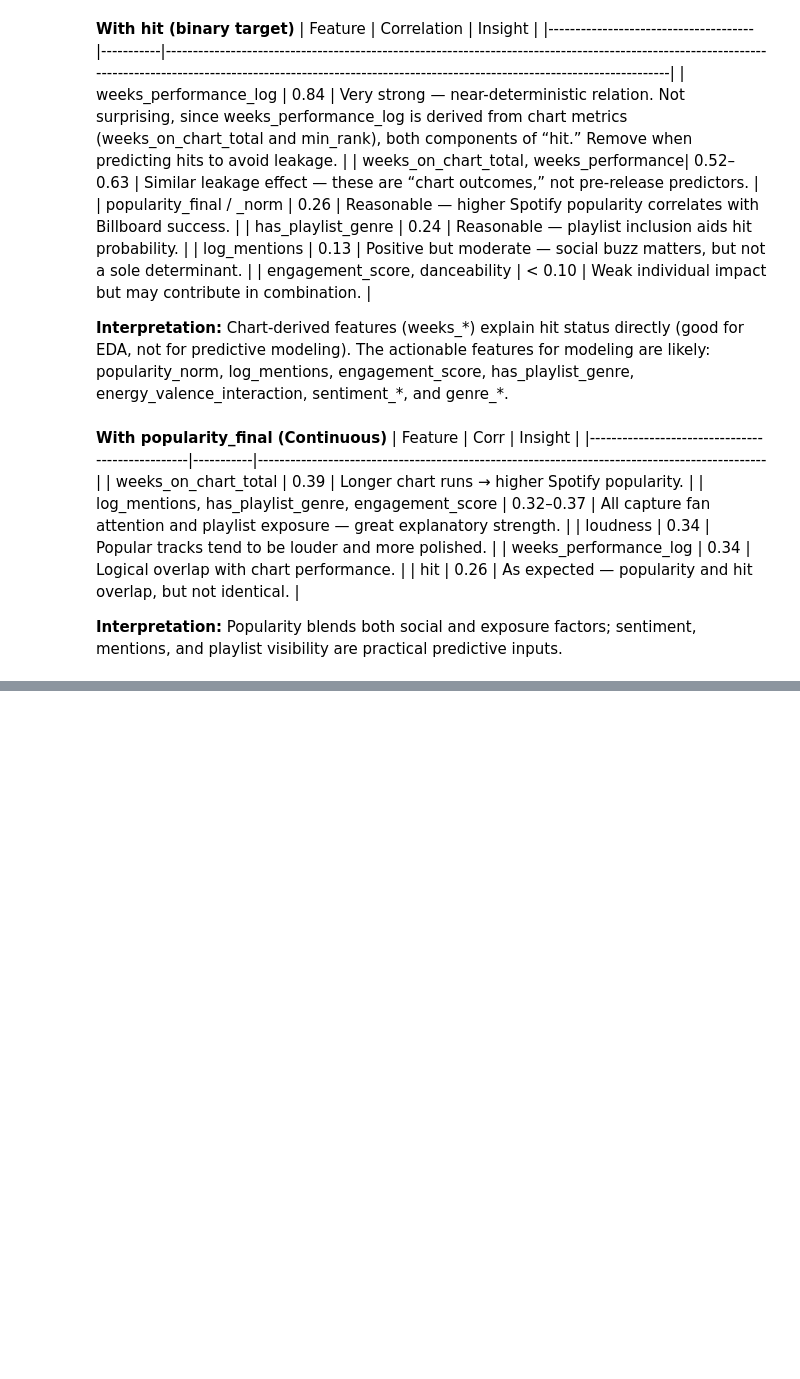
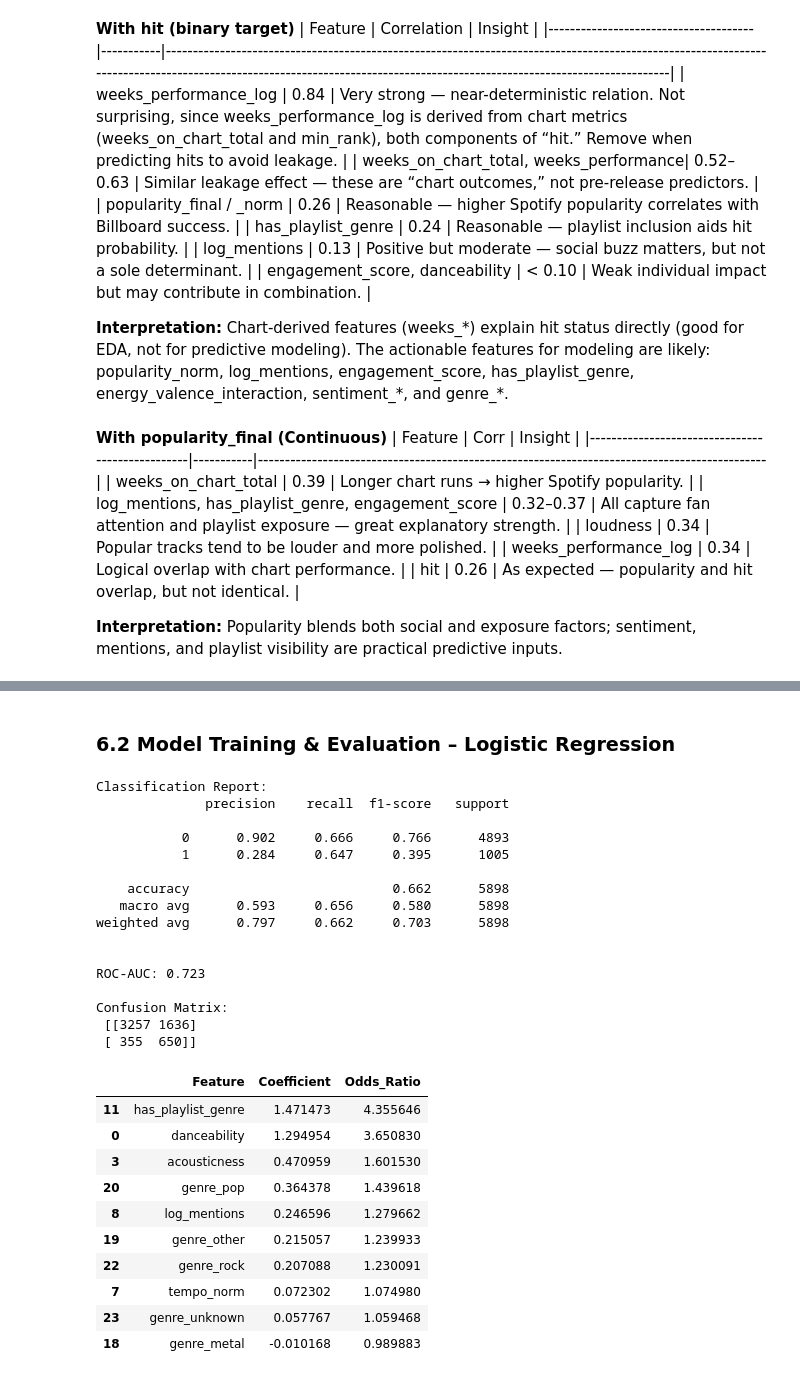
Before and after one commit to priyadarshanparida/media-success-prediction, a Jupyter notebook: code/media_success_prediction.ipynb, the cells around one changed output, grey strips where cells are left out. Cells and saved outputs as stored; diff of their text form; code cells hidden in the pictures; blank space fills up the shorter version.

```diff
--- a/code/media_success_prediction.ipynb
+++ b/code/media_success_prediction.ipynb
@@ -1038,0 +1185,18 @@ The actionable features for modeling are likely: popularity_norm, log_mentions,
+# %%
+# Final Data Imputation for Model Readiness
+
+# Create a median imputer
+imputer = SimpleImputer(strategy="median")
+
+# Fit on training data, transform both train and test sets
+X_train_lin_cls = pd.DataFrame(
+    imputer.fit_transform(X_train_lin_cls),
+    columns=X_train_lin_cls.columns,
+    index=X_train_lin_cls.index
+)
+
+X_test_lin_cls = pd.DataFrame(
+    imputer.transform(X_test_lin_cls),
+    columns=X_test_lin_cls.columns,
+    index=X_test_lin_cls.index
+)
@@ -1038,0 +1324,62 @@ The actionable features for modeling are likely: popularity_norm, log_mentions,
+# %% [markdown]
+### 6.2 Model Training & Evaluation – Logistic Regression
+# %%
+from sklearn.linear_model import LogisticRegression
+from sklearn.metrics import classification_report, confusion_matrix, roc_auc_score
+import numpy as np
+import pandas as pd
+
+# --- Train Logistic Regression (balanced for class imbalance) ---
+log_reg = LogisticRegression(max_iter=1000, class_weight='balanced', random_state=42)
+log_reg.fit(X_train_lin_cls, y_train_cls)
+
+# --- Predictions ---
+y_pred_lr = log_reg.predict(X_test_lin_cls)
+y_prob_lr = log_reg.predict_proba(X_test_lin_cls)[:, 1]
+
+# --- Evaluation ---
+print("Classification Report:")
+print(classification_report(y_test_cls, y_pred_lr, digits=3))
+print("\nROC-AUC:", round(roc_auc_score(y_test_cls, y_prob_lr), 3))
+print("\nConfusion Matrix:\n", confusion_matrix(y_test_cls, y_pred_lr))
+
+# --- Coefficients & Odds Ratios ---
+coef_df = pd.DataFrame({
+    "Feature": X_train_lin_cls.columns,
+    "Coefficient": log_reg.coef_[0],
+})
+coef_df["Odds_Ratio"] = np.exp(coef_df["Coefficient"])
+coef_df = coef_df.sort_values(by="Coefficient", ascending=False)
+
+# --- View top 10 positive and negative drivers ---
+top_pos = coef_df.head(10)
+top_neg = coef_df.tail(10)
+display(top_pos, top_neg)
+# %% [output]
+Classification Report:
+              precision    recall  f1-score   support
+
+           0      0.902     0.666     0.766      4893
+           1      0.284     0.647     0.395      1005
+
+    accuracy                          0.662      5898
+   macro avg      0.593     0.656     0.580      5898
+weighted avg      0.797     0.662     0.703      5898
+
+
+ROC-AUC: 0.723
+
+Confusion Matrix:
+ [[3257 1636]
+ [ 355  650]]
+|  | Feature | Coefficient | Odds_Ratio |
+| 11 | has_playlist_genre | 1.471473 | 4.355646 |
+| 0 | danceability | 1.294954 | 3.650830 |
+| 3 | acousticness | 0.470959 | 1.601530 |
+| 20 | genre_pop | 0.364378 | 1.439618 |
+| 8 | log_mentions | 0.246596 | 1.279662 |
+| 19 | genre_other | 0.215057 | 1.239933 |
+| 22 | genre_rock | 0.207088 | 1.230091 |
+| 7 | tempo_norm | 0.072302 | 1.074980 |
+| 23 | genre_unknown | 0.057767 | 1.059468 |
+| 18 | genre_metal | -0.010168 | 0.989883 |
```
Also changed, not shown: parts of 22 cells of this notebook.
